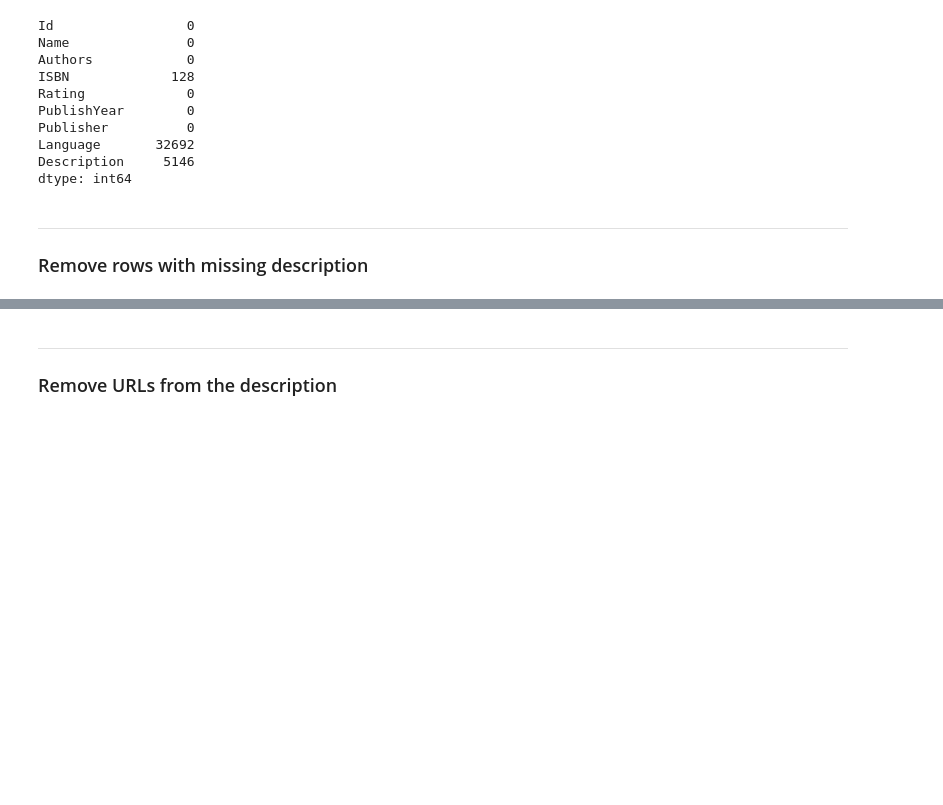
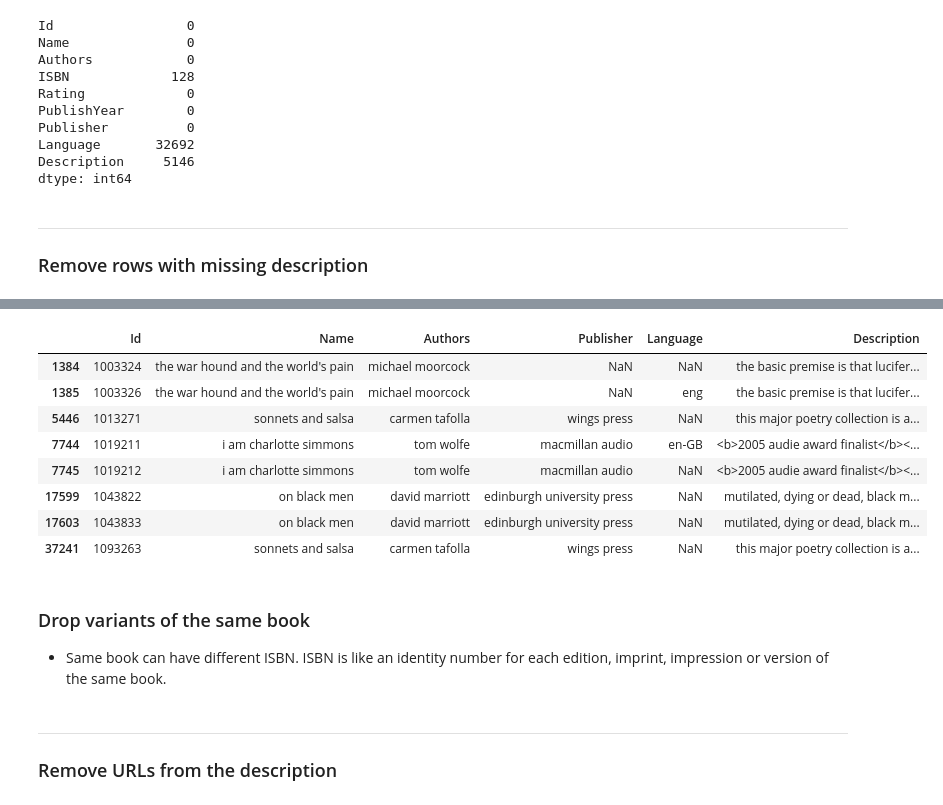
Before and after one commit to AmoliR/nlp-for-book-recommendation, a Jupyter notebook: eda.ipynb, the cells around one changed output, grey strips where cells are left out. Cells and saved outputs as stored; diff of their text form; code cells hidden in the pictures; blank space fills up the shorter version.

```diff
--- a/eda.ipynb
+++ b/eda.ipynb
@@ -128,0 +164,19 @@ eda_data.dropna(subset=["Description"], inplace=True)
+# %%
+# Convert unknown to NaN
+eda_data["Publisher"] = eda_data.Publisher.replace('unknown',np.nan)
+
+# Find books that have same Name Author, Description and Publisher
+eda_data[eda_data.duplicated(subset=["Name", "Authors", "Publisher", "Description"], keep=False)][["Id","Name", "Authors", "Publisher", "Language", "Description"]]
+# %% [output]
+|  | Id | Name | Authors | Publisher | Language | Description |
+| 1384 | 1003324 | the war hound and the world's pain | michael moorcock | NaN | NaN | the basic premise is that lucifer... |
+| 1385 | 1003326 | the war hound and the world's pain | michael moorcock | NaN | eng | the basic premise is that lucifer... |
+| 5446 | 1013271 | sonnets and salsa | carmen tafolla | wings press | NaN | this major poetry collection is a... |
+| 7744 | 1019211 | i am charlotte simmons | tom wolfe | macmillan audio | en-GB | <b>2005 audie award finalist</b><... |
+| 7745 | 1019212 | i am charlotte simmons | tom wolfe | macmillan audio | NaN | <b>2005 audie award finalist</b><... |
+| 17599 | 1043822 | on black men | david marriott | edinburgh university press | NaN | mutilated, dying or dead, black m... |
+| 17603 | 1043833 | on black men | david marriott | edinburgh university press | NaN | mutilated, dying or dead, black m... |
+| 37241 | 1093263 | sonnets and salsa | carmen tafolla | wings press | NaN | this major poetry collection is a... |
+# %% [markdown]
+### Drop variants of the same book
+- Same book can have different ISBN. ISBN is like an identity number for each edition, imprint, impression or version of the same book.
```
Also changed, not shown: parts of 16 cells of this notebook.
